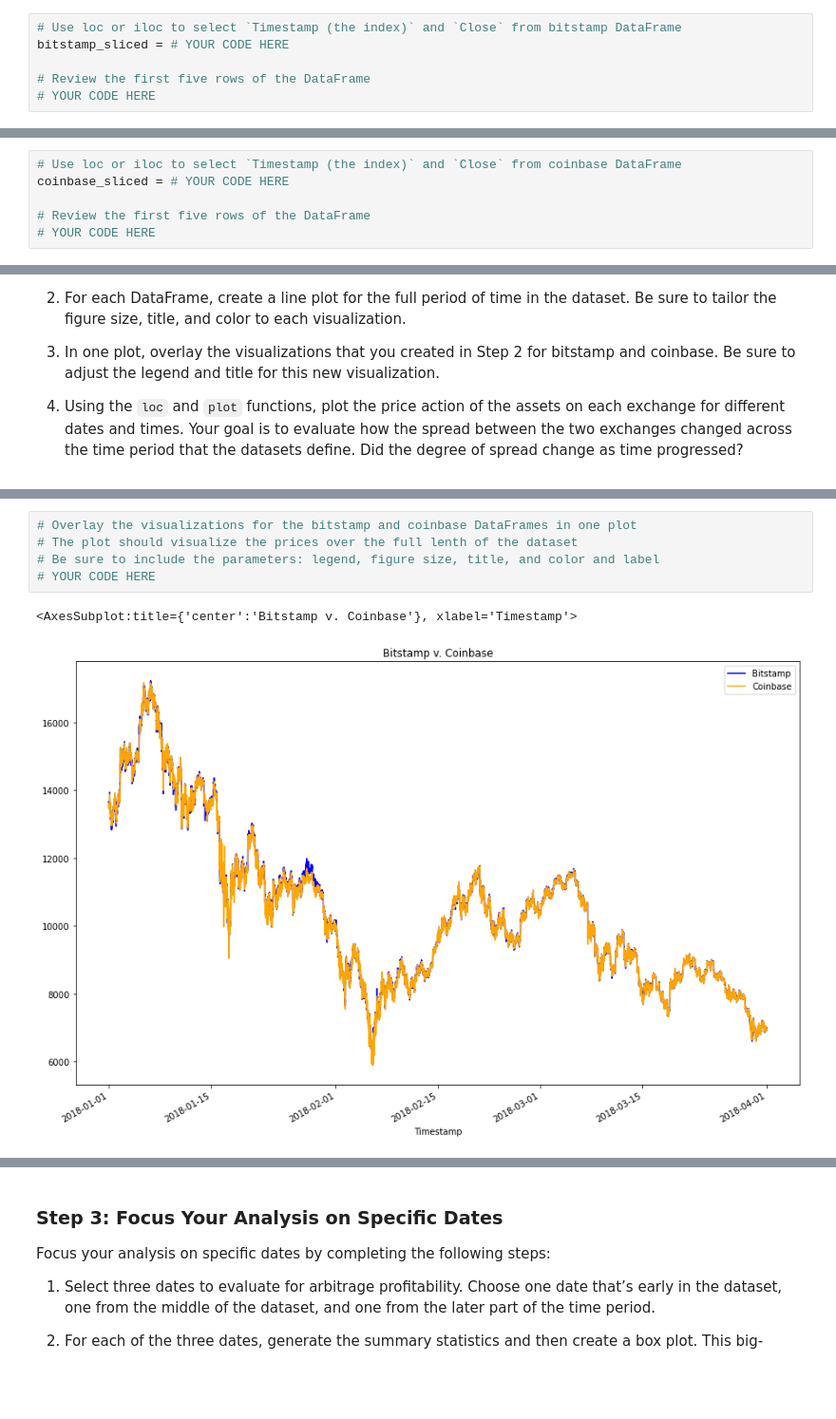
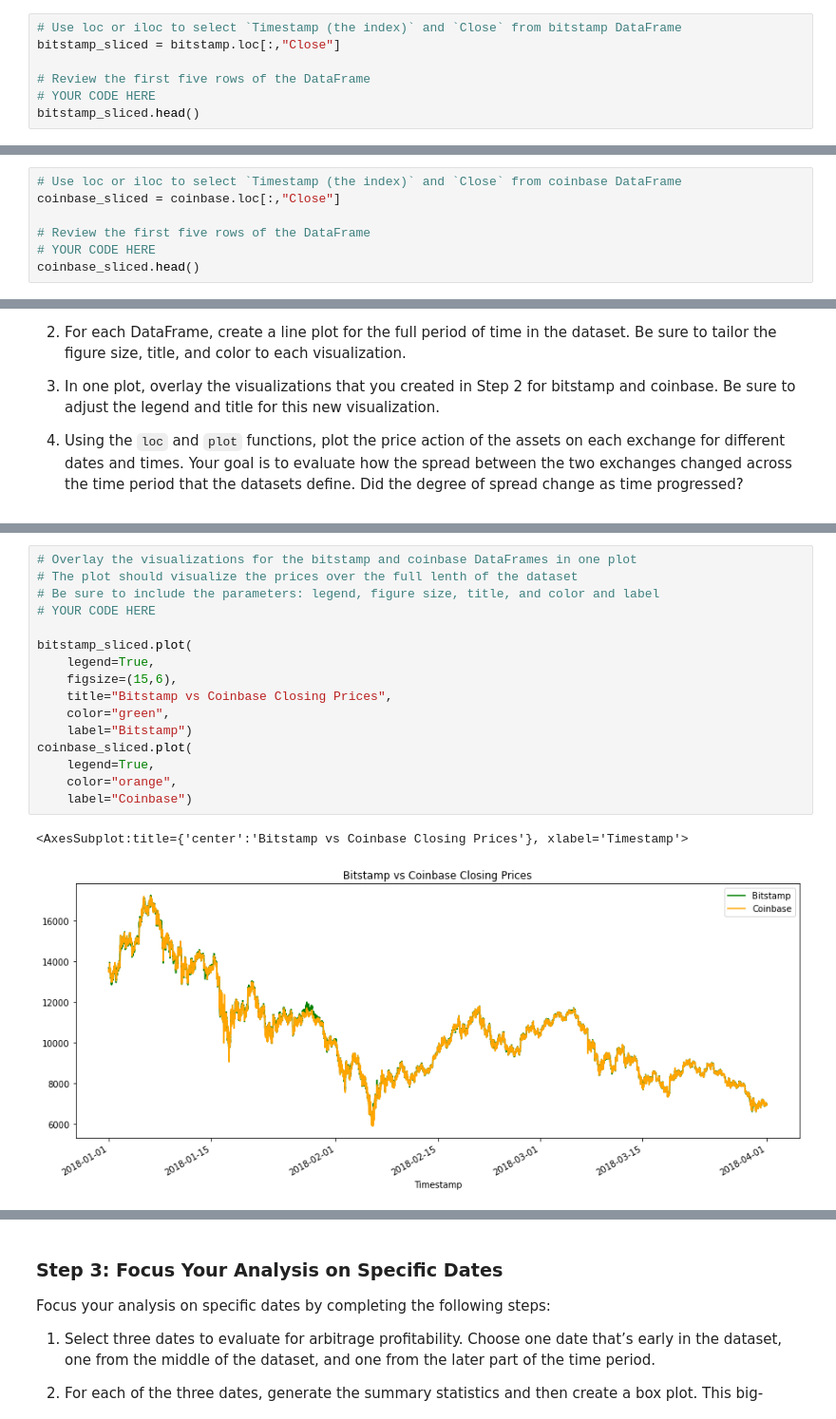
Before and after one commit to tnmercer/fintechbootcamp, a Jupyter notebook: Module_3_Challenge/Starter_Code/crypto_arbitrage.ipynb, the cells around one changed output, grey strips where cells are left out. Shown at 95% size. Cells and saved outputs as stored; diff of their text form; blank space fills up the shorter version.

```diff
--- a/Module_3_Challenge/Starter_Code/crypto_arbitrage.ipynb
+++ b/Module_3_Challenge/Starter_Code/crypto_arbitrage.ipynb
@@ -161,8 +161,9 @@ Select the data you want to analyze. Use `loc` or `iloc` to select the following
 * Close
 # %%
 # Use loc or iloc to select `Timestamp (the index)` and `Close` from bitstamp DataFrame
-bitstamp_sliced = # YOUR CODE HERE
+bitstamp_sliced = bitstamp.loc[:,"Close"]
 
 # Review the first five rows of the DataFrame
 # YOUR CODE HERE
+bitstamp_sliced.head()
 # %% [output]
@@ -176,7 +177,8 @@ bitstamp_sliced = # YOUR CODE HERE
 # %%
 # Use loc or iloc to select `Timestamp (the index)` and `Close` from coinbase DataFrame
-coinbase_sliced = # YOUR CODE HERE
+coinbase_sliced = coinbase.loc[:,"Close"]
 
 # Review the first five rows of the DataFrame
 # YOUR CODE HERE
+coinbase_sliced.head()
 # %% [output]
@@ -242,11 +248,22 @@ Sort through the time series data associated with the bitstamp and coinbase Data
 # %%
 # Overlay the visualizations for the bitstamp and coinbase DataFrames in one plot
 # The plot should visualize the prices over the full lenth of the dataset
 # Be sure to include the parameters: legend, figure size, title, and color and label
 # YOUR CODE HERE
+
+bitstamp_sliced.plot(
+    legend=True,
+    figsize=(15,6),
+    title="Bitstamp vs Coinbase Closing Prices",
+    color="green",
+    label="Bitstamp")
+coinbase_sliced.plot(
+    legend=True,
+    color="orange",
+    label="Coinbase")
 # %% [output]
-<AxesSubplot:title={'center':'Bitstamp v. Coinbase'}, xlabel='Timestamp'>
+<AxesSubplot:title={'center':'Bitstamp vs Coinbase Closing Prices'}, xlabel='Timestamp'>
-[figure, old version]
+[figure, new version]
 # %%
 # Using the loc and plot functions, create an overlay plot that visualizes
 # the price action of both DataFrames for a one month period early in the dataset
```
Also changed, not shown: parts of 18 cells of this notebook.
